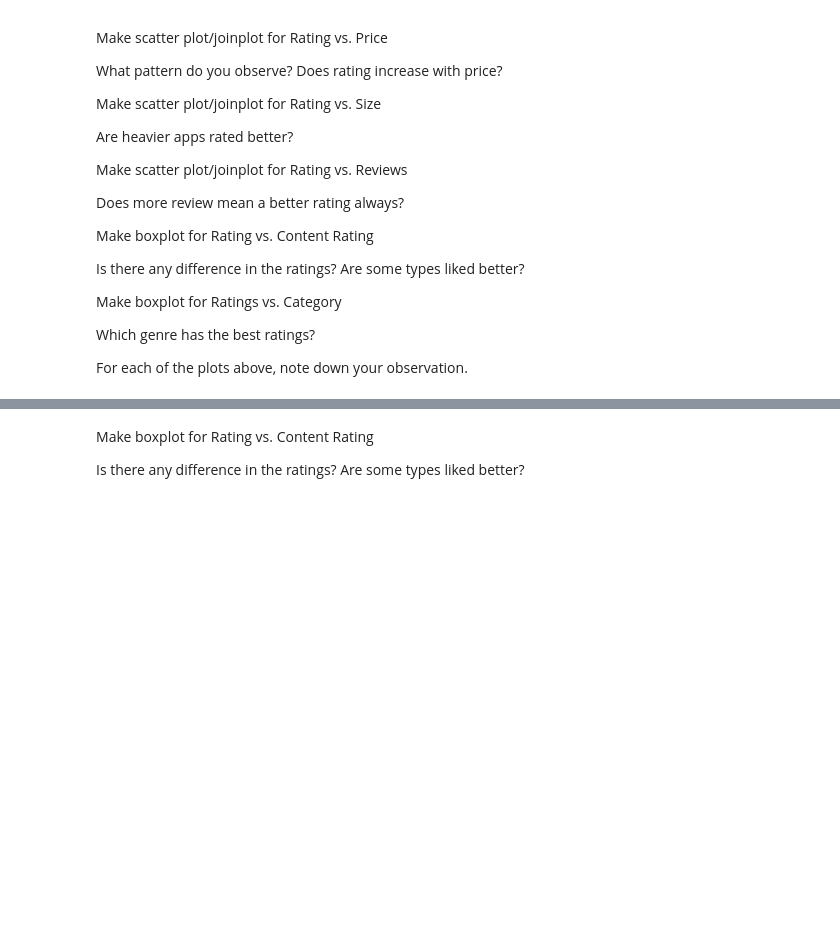
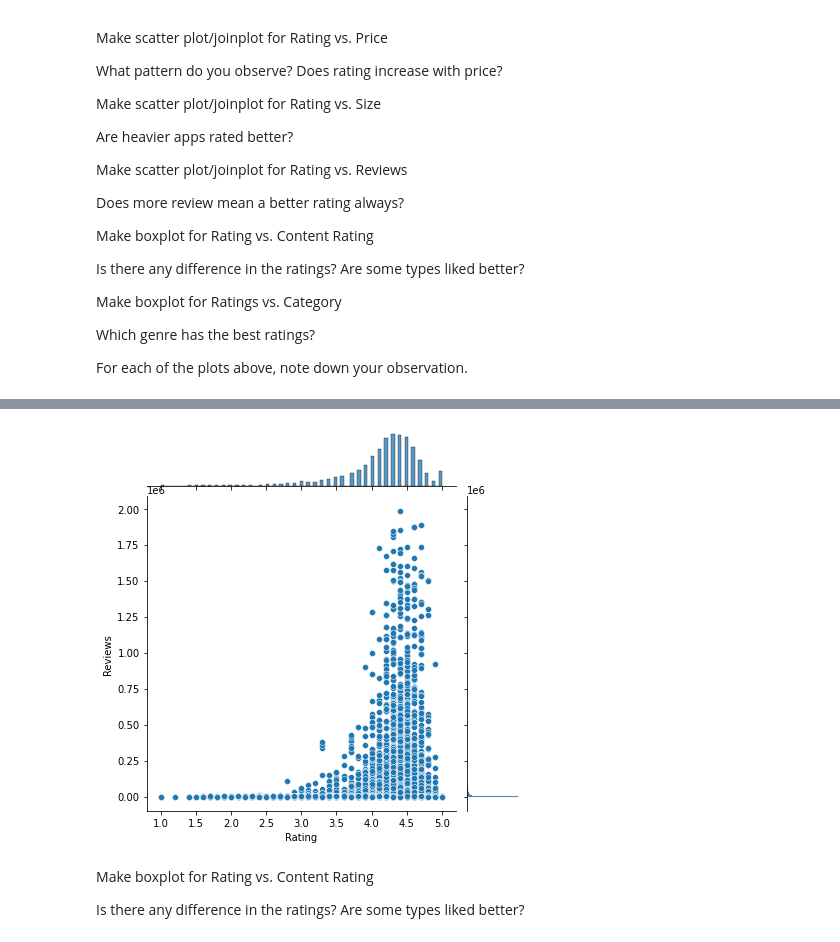
Before and after one commit to BnfAnalytics/Python_tutorial, a Jupyter notebook: google-simplilearn-project.ipynb, the cells around one changed output, grey strips where cells are left out. Cells and saved outputs as stored; diff of their text form; code cells hidden in the pictures; blank space fills up the shorter version.

```diff
--- a/google-simplilearn-project.ipynb
+++ b/google-simplilearn-project.ipynb
@@ -247,8 +494,10 @@ plt.show()
 
 # Does more review mean a better rating always?
 # %%
-sns.jointplot(x='Reviews',y='Rating',data=data)
+sns.jointplot(x='Rating',y='Reviews',data=data)
 plt.show()
+# %% [output]
+[figure, added]
 # %% [markdown]
 Make boxplot for Rating vs. Content Rating
 
```
Also changed, not shown: parts of 49 cells of this notebook.
